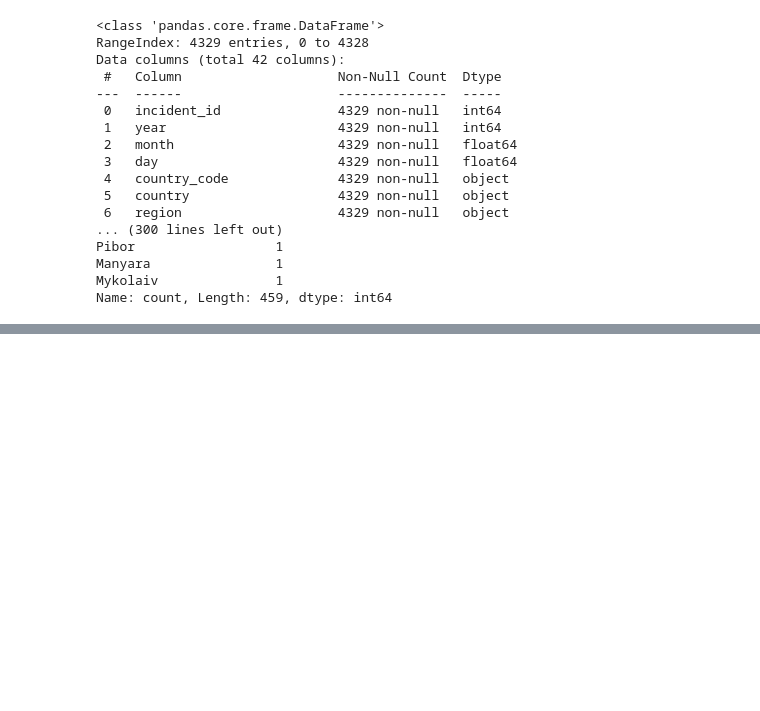
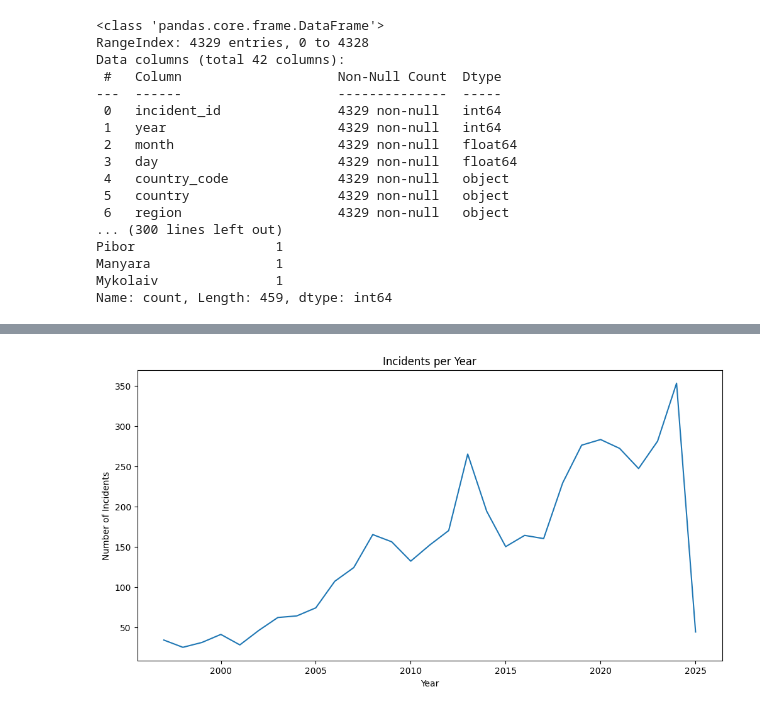
Before and after one commit to Bettenoch/security_incidence_prediction, a Jupyter notebook: df_exploration_&_analysis.ipynb, the cells around one changed output, grey strips where cells are left out. Saved outputs shown, nothing was run; the diff lists cells and outputs as text; code cells hidden in the pictures; blank space fills up the shorter version.

```diff
--- a/df_exploration_&_analysis.ipynb
+++ b/df_exploration_&_analysis.ipynb
@@ -127,3 +127,18 @@ Pibor                  1
 Manyara                1
 Mykolaiv               1
 Name: count, Length: 459, dtype: int64
+# %%
+!pip install -U kaleido
+import matplotlib.pyplot as plt
+import seaborn as sns
+import plotly.express as px
+
+# Time Series Plots
+plt.figure(figsize=(12, 6))
+plt.title('Incidents per Year')
+df.groupby('year')['incident_id'].count().plot()
+plt.xlabel('Year')
+plt.ylabel('Number of Incidents')
+plt.savefig('incidents_per_year.png')
+plt.show()
+# %% [output]
@@ -129,0 +150 @@ Name: count, Length: 459, dtype: int64
+[figure, added]
```
Also changed, not shown: parts of 3 cells of this notebook.
